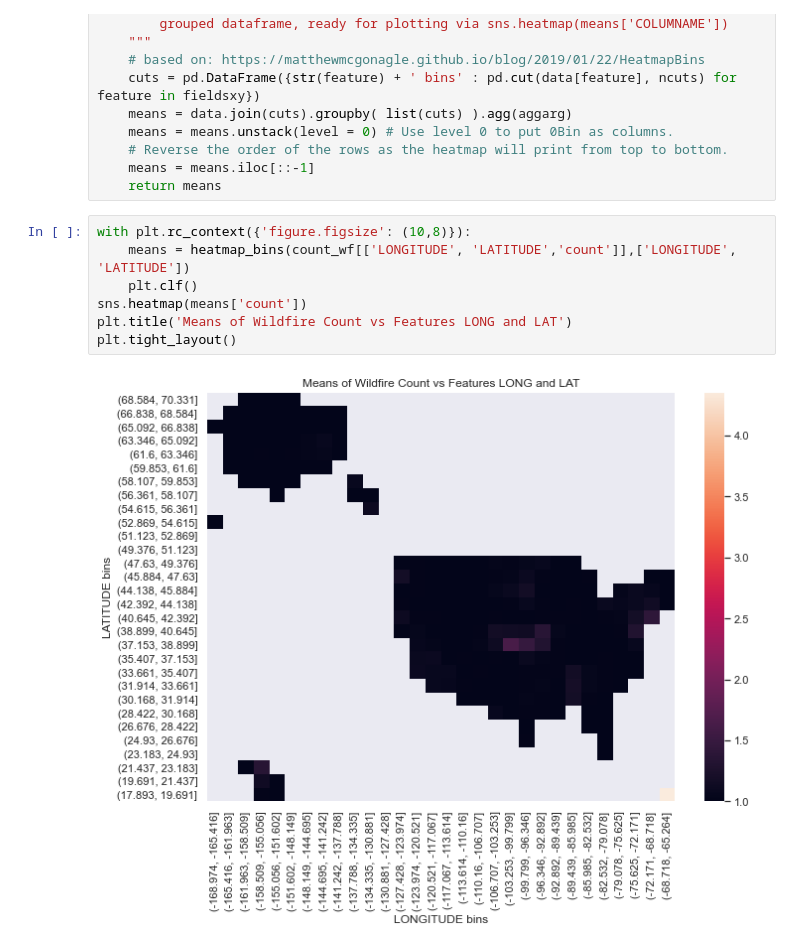
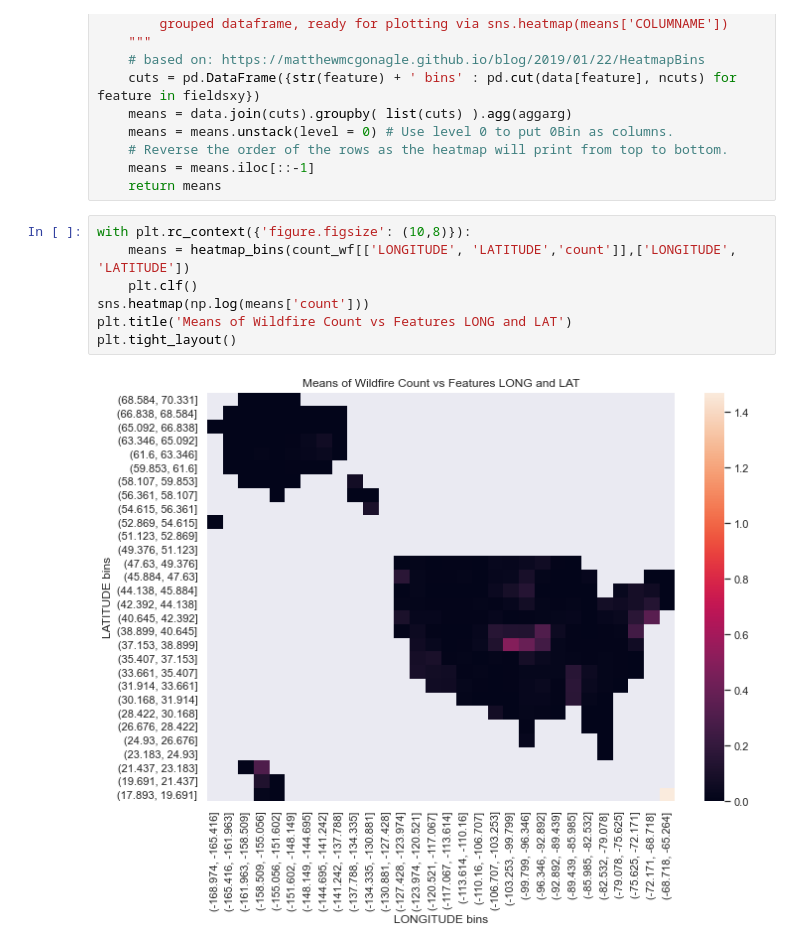
Before and after one commit to huruifu/733-project, a Jupyter notebook: fire.ipynb, the cells around one changed output. Saved outputs shown, nothing was run; the diff lists cells and outputs as text.

```diff
--- a/fire.ipynb
+++ b/fire.ipynb
@@ -170,9 +170,9 @@ def heatmap_bins(data, fieldsxy, ncuts=30, aggarg='mean'):
 # %%
 with plt.rc_context({'figure.figsize': (10,8)}):
     means = heatmap_bins(count_wf[['LONGITUDE', 'LATITUDE','count']],['LONGITUDE', 'LATITUDE'])
     plt.clf()
-sns.heatmap(means['count'])
+sns.heatmap(np.log(means['count']))
 plt.title('Means of Wildfire Count vs Features LONG and LAT')
 plt.tight_layout()
 # %% [output]
-[figure, old version]
+[figure, new version]
```
Also changed, not shown: parts of 1 cell of this notebook.
